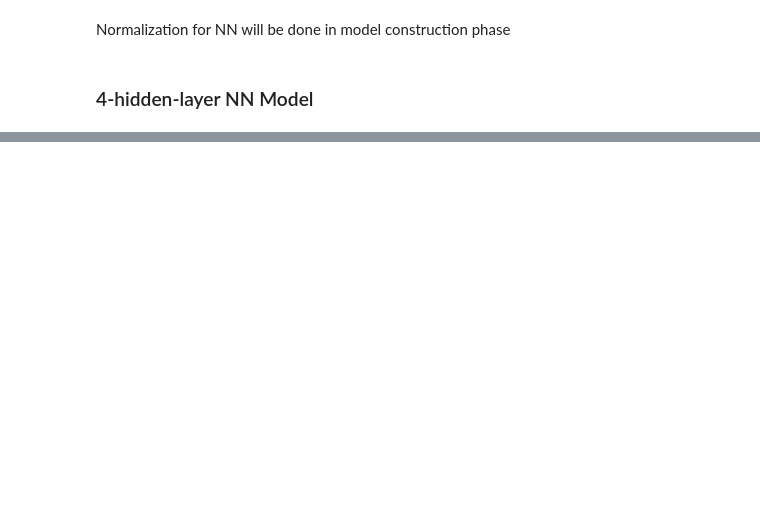
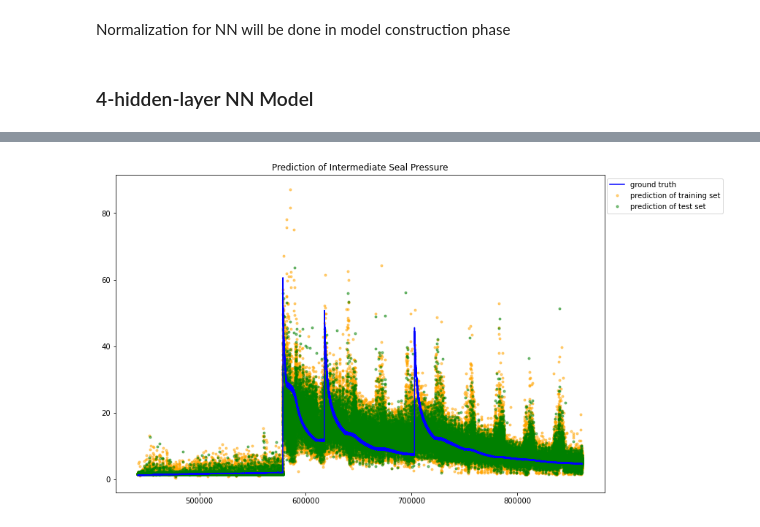
Before and after one commit to chen-xin-94/trelleborg, a Jupyter notebook: scripts/training/V27/Autoencoder_NoCompression.ipynb, the cells around one changed output, grey strips where cells are left out. Saved outputs shown, nothing was run; the diff lists cells and outputs as text; code cells hidden in the pictures; blank space fills up the shorter version.

```diff
--- a/scripts/training/V27/Autoencoder_NoCompression.ipynb
+++ b/scripts/training/V27/Autoencoder_NoCompression.ipynb
@@ -739,7 +840,9 @@ plot_one_gt_train_test(Y,y_,idx_train_sort,idx_test_sort,F,L,"Prediction of Inte
 # %%
 F = L
 L = F + len_p100
-plot_one_gt_train_test(Y,y_,idx_train_sort,idx_test_sort,F,L,"Prediction of Intermediate Seal Pressure"))
+plot_one_gt_train_test(Y,y_,idx_train_sort,idx_test_sort,F,L,"Prediction of Intermediate Seal Pressure")
+# %% [output]
+[figure, added]
 # %%
 F = L
 L = F + len_p200
```
Also changed, not shown: parts of 33 cells of this notebook, 5 other files.
